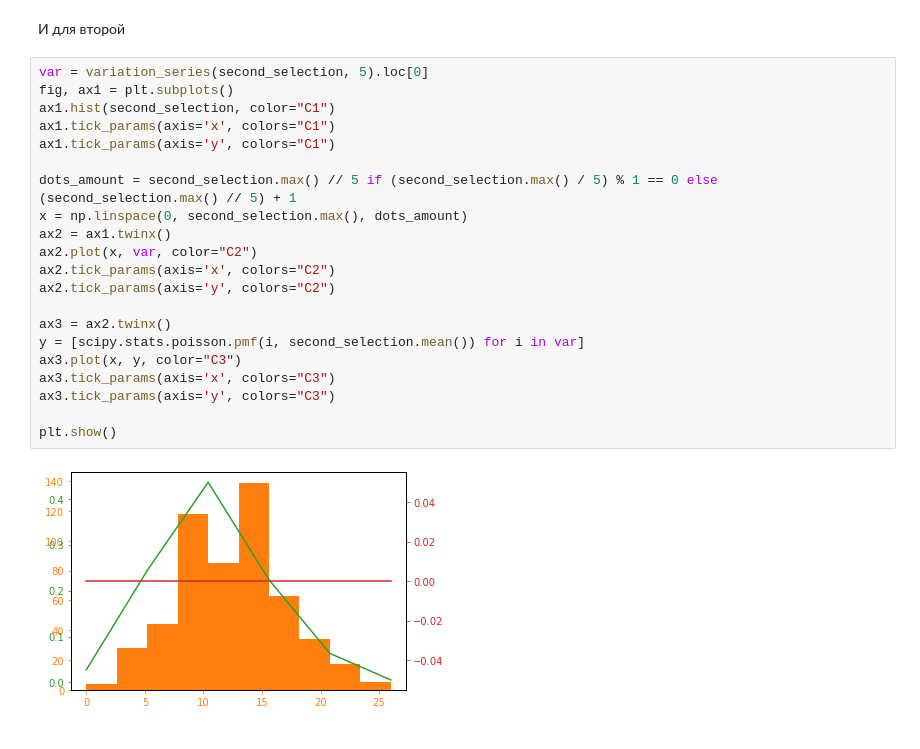
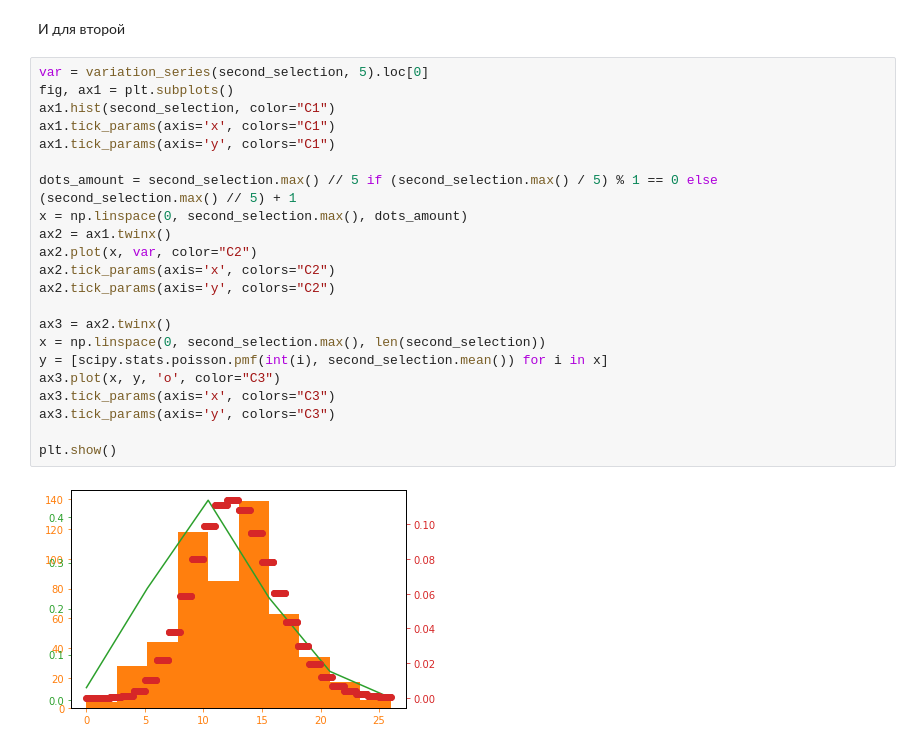
Before and after one commit to DenisKruglik/Statistics1, a Jupyter notebook: lab1.ipynb, the cells around one changed output. Cells and saved outputs as stored; diff of their text form.

```diff
--- a/lab1.ipynb
+++ b/lab1.ipynb
@@ -241,23 +243,24 @@ mixed_plot(first_selection, 10, scipy.stats.norm.pdf, np.linspace(0, first_selec
 # %%
 var = variation_series(second_selection, 5).loc[0]
 fig, ax1 = plt.subplots()
 ax1.hist(second_selection, color="C1")
 ax1.tick_params(axis='x', colors="C1")
 ax1.tick_params(axis='y', colors="C1")
 
 dots_amount = second_selection.max() // 5 if (second_selection.max() / 5) % 1 == 0 else (second_selection.max() // 5) + 1
 x = np.linspace(0, second_selection.max(), dots_amount)
 ax2 = ax1.twinx()
 ax2.plot(x, var, color="C2")
 ax2.tick_params(axis='x', colors="C2")
 ax2.tick_params(axis='y', colors="C2")
 
 ax3 = ax2.twinx()
-y = [scipy.stats.poisson.pmf(i, second_selection.mean()) for i in var]
-ax3.plot(x, y, color="C3")
+x = np.linspace(0, second_selection.max(), len(second_selection))
+y = [scipy.stats.poisson.pmf(int(i), second_selection.mean()) for i in x]
+ax3.plot(x, y, 'o', color="C3")
 ax3.tick_params(axis='x', colors="C3")
 ax3.tick_params(axis='y', colors="C3")
 
 plt.show()
 # %% [output]
-[figure, old version]
+[figure, new version]
```
Also changed, not shown: parts of 9 cells of this notebook.
